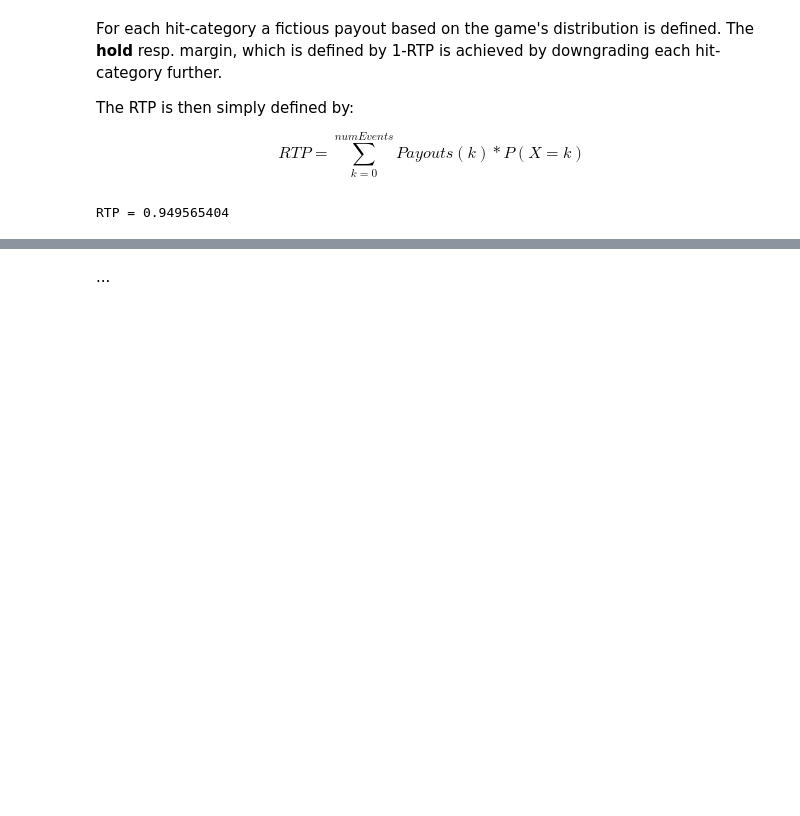
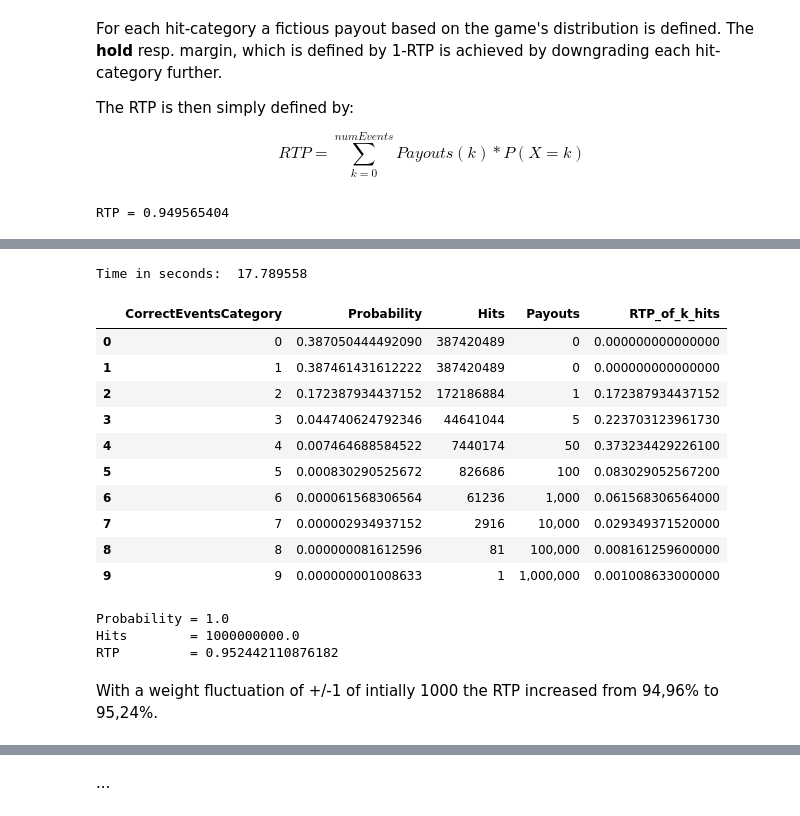
Before and after one commit to Gordi33/Hypercycle, a Jupyter notebook: DistributionComputation.ipynb, the cells around one changed output, grey strips where cells are left out. Saved outputs shown, nothing was run; the diff lists cells and outputs as text; code cells hidden in the pictures; blank space fills up the shorter version.

```diff
--- a/DistributionComputation.ipynb
+++ b/DistributionComputation.ipynb
@@ -140,0 +268,17 @@ Part 4: .. .
+# %%
+delta = 1
+def getJsonEvents():
+    events  = []
+    events.append({ "weights": [random.randint(1000-delta,1000+delta) for i in range(0,10)]})
+    events.append({ "weights": [random.randint(1000-delta,1000+delta) for i in range(0,10)]})
+    events.append({ "weights": [random.randint(1000-delta,1000+delta) for i in range(0,10)]})
+    events.append({ "weights": [random.randint(1000-delta,1000+delta) for i in range(0,10)]})
+    events.append({ "weights": [random.randint(1000-delta,1000+delta) for i in range(0,10)]})
+    events.append({ "weights": [random.randint(1000-delta,1000+delta) for i in range(0,10)]})
+    events.append({ "weights": [random.randint(1000-delta,1000+delta) for i in range(0,10)]})
+    events.append({ "weights": [random.randint(1000-delta,1000+delta) for i in range(0,10)]})
+    events.append({ "weights": [random.randint(1000-delta,1000+delta) for i in range(0,10)]})
+    return events
+# %%
+events = getJsonEvents()
+events
@@ -140,0 +295,29 @@ Part 4: .. .
+# %%
+responseJsonSz1 = postRequestsObject('https://localhost:44339/api/Distribution', events)
+# %% [output]
+Time in seconds:  17.789558
+# %%
+df_weightedSz1 = convertJsonIntoDataFrame(responseJsonSz1, len(events)+1, payouts)
+df_weightedSz1
+# %% [output]
+|  | CorrectEventsCategory | Probability | Hits | Payouts | RTP_of_k_hits |
+| 0 | 0 | 0.387050444492090 | 387420489 | 0 | 0.000000000000000 |
+| 1 | 1 | 0.387461431612222 | 387420489 | 0 | 0.000000000000000 |
+| 2 | 2 | 0.172387934437152 | 172186884 | 1 | 0.172387934437152 |
+| 3 | 3 | 0.044740624792346 | 44641044 | 5 | 0.223703123961730 |
+| 4 | 4 | 0.007464688584522 | 7440174 | 50 | 0.373234429226100 |
+| 5 | 5 | 0.000830290525672 | 826686 | 100 | 0.083029052567200 |
+| 6 | 6 | 0.000061568306564 | 61236 | 1,000 | 0.061568306564000 |
+| 7 | 7 | 0.000002934937152 | 2916 | 10,000 | 0.029349371520000 |
+| 8 | 8 | 0.000000081612596 | 81 | 100,000 | 0.008161259600000 |
+| 9 | 9 | 0.000000001008633 | 1 | 1,000,000 | 0.001008633000000 |
+# %%
+print('Probability =', round(df_weightedSz1['Probability'].astype(float).sum(), 4))
+print('Hits        =', round(df_weightedSz1['Hits'].astype(float).sum(), 4))
+print('RTP         =', round(df_weightedSz1['RTP_of_k_hits'].astype(float).sum(), 18))
+# %% [output]
+Probability = 1.0
+Hits        = 1000000000.0
+RTP         = 0.952442110876182
+# %% [markdown]
+With a weight fluctuation of +/-1 of intially 1000 the RTP increased from 94,96% to 95,24%.
```
Also changed, not shown: parts of 55 cells of this notebook, 1 other file.
